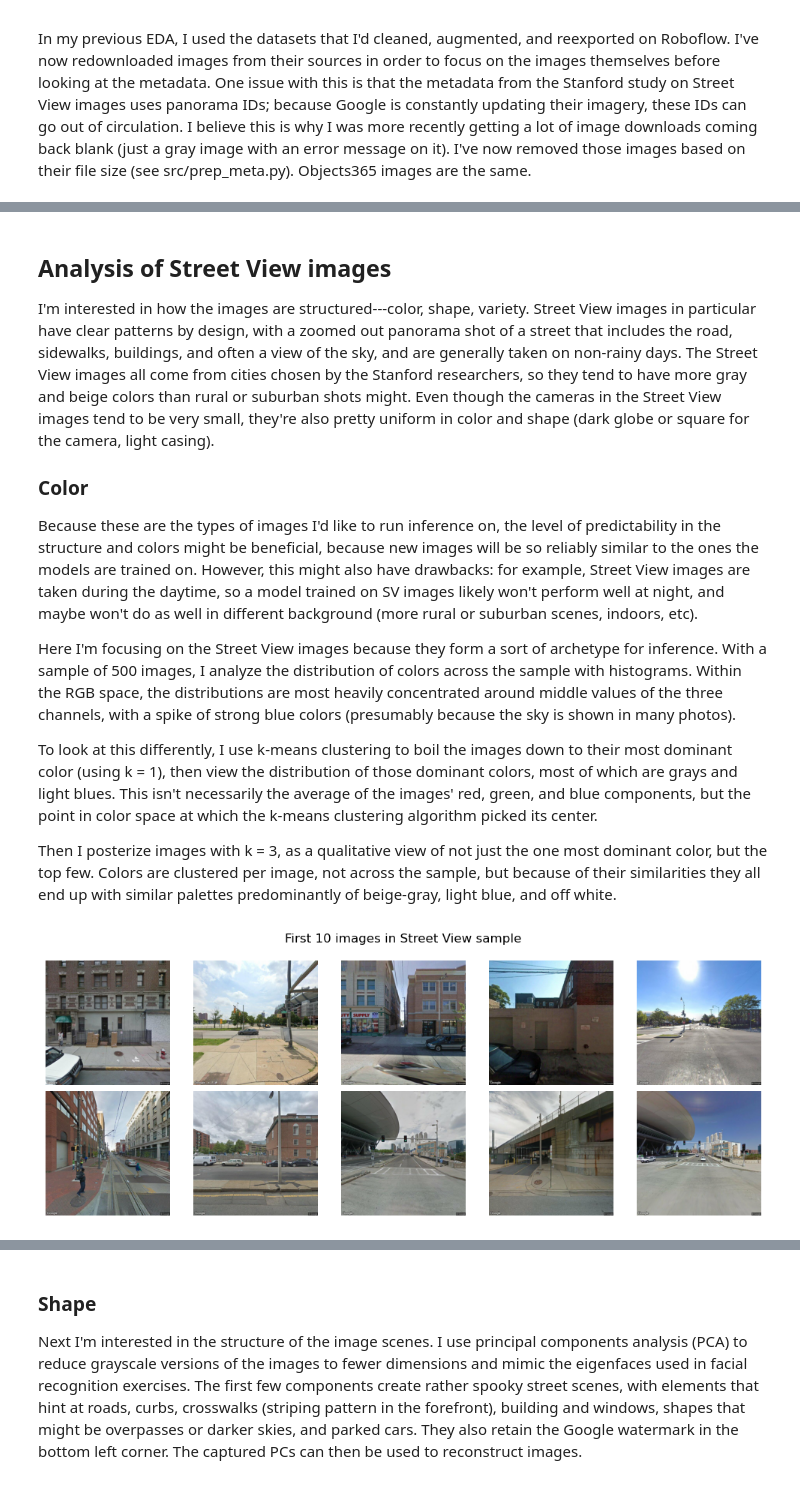
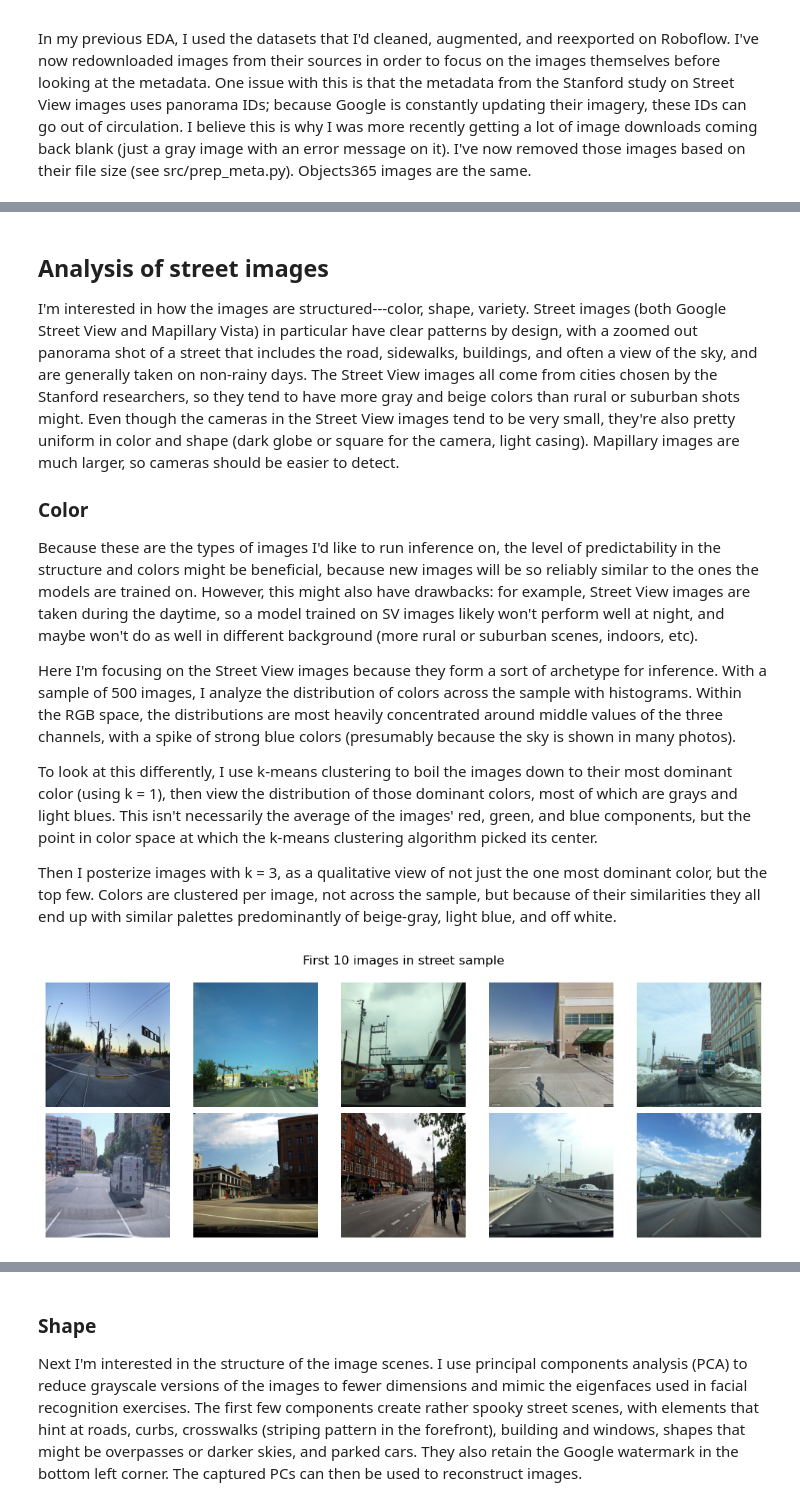
Before and after one commit to DATA-606-2023-FALL-MONDAY/seaberry_camille, a Jupyter notebook: src/eda_v2.ipynb, the cells around one changed output, grey strips where cells are left out. Cells and saved outputs as stored; diff of their text form; code cells hidden in the pictures.

Commit message:
Setup mapillary vista data, add draft tuning script

```diff
--- a/src/eda_v2.ipynb
+++ b/src/eda_v2.ipynb
@@ -33,11 +33,29 @@ from settings import ROOT_DIR
 ROOT_DIR = Path(ROOT_DIR)
 
 warnings.simplefilter(action='ignore', category=FutureWarning)
+# %%
+def check_img(path):
+    if not path.exists():
+        return False
+    return True
+
+def safe_read_cv(path):
+    # check if path exists
+    if check_img(path):
+        return cv2.imread(str(path))
+    else:
+        return np.array([])
 # %%
+# combine street view and vista datasets
+sv_meta = pd.read_csv(ROOT_DIR / 'data/streetview/sv_clean.csv')
+sv_meta['path'] = sv_meta['image'].apply(lambda x: ROOT_DIR / 'data/streetview/images' / x)
+vis_meta = pd.read_csv(ROOT_DIR / 'data/vista/vista_ann.csv')
+vis_meta['path'] = vis_meta['image'].apply(lambda x: ROOT_DIR / 'data/vista/images' / x)
 
-sv_meta = pd.read_csv(ROOT_DIR / 'data/streetview/sv_clean.csv')
-sv_meta['cv'] = sv_meta['image'].apply(lambda x: cv2.imread(str(ROOT_DIR / 'data/streetview/images' / x)))
-sv_meta.head()
+
+svv_meta = pd.concat([sv_meta, vis_meta], axis=0, ignore_index=True)
+svv_meta = svv_meta.loc[svv_meta['path'].apply(check_img), :]
+# svv_meta['cv'] = svv_meta['path'].apply(safe_read_cv)
 
 with open(ROOT_DIR / 'data/obj365/val-coco.json') as f:
     obj_meta = json.load(f)
@@ -44,7 +71,7 @@ with open(ROOT_DIR / 'data/obj365/val-coco.json') as f:
 # %% [markdown]
-## Analysis of Street View images
+## Analysis of street images
 
-I'm interested in how the images are structured---color, shape, variety. Street View images in particular have clear patterns by design, with a zoomed out panorama shot of a street that includes the road, sidewalks, buildings, and often a view of the sky, and are generally taken on non-rainy days. The Street View images all come from cities chosen by the Stanford researchers, so they tend to have more gray and beige colors than rural or suburban shots might. Even though the cameras in the Street View images tend to be very small, they're also pretty uniform in color and shape (dark globe or square for the camera, light casing).
+I'm interested in how the images are structured---color, shape, variety. Street images (both Google Street View and Mapillary Vista) in particular have clear patterns by design, with a zoomed out panorama shot of a street that includes the road, sidewalks, buildings, and often a view of the sky, and are generally taken on non-rainy days. The Street View images all come from cities chosen by the Stanford researchers, so they tend to have more gray and beige colors than rural or suburban shots might. Even though the cameras in the Street View images tend to be very small, they're also pretty uniform in color and shape (dark globe or square for the camera, light casing). Mapillary images are much larger, so cameras should  be easier to detect.
 
 ### Color
 
@@ -92,11 +119,11 @@ def img_grid(imgs,
     plt.show()
 # %%
 n_samp = 500
-sv_samp = sv_meta['cv'].sample(n = n_samp, replace = False, random_state = 0)
-img_grid(sv_samp.iloc[0:10], nrow = 2, figsize = (10, 4),
-         title = 'First 10 images in Street View sample')
+svv_samp = svv_meta['path'].sample(n_samp, random_state = 1).apply(safe_read_cv).apply(lambda x: cv2.resize(x, (640, 640)))
+img_grid(svv_samp.iloc[0:10], nrow = 2, figsize = (10, 4),
+         title = 'First 10 images in street sample')
 # %% [output]
-[figure, old version]
+[figure, new version]
 # %%
 # hists = np.zeros((3, len(sv_samp), 256))
 hists = {}
```
Also changed, not shown: parts of 7 cells of this notebook, 8 other files.
